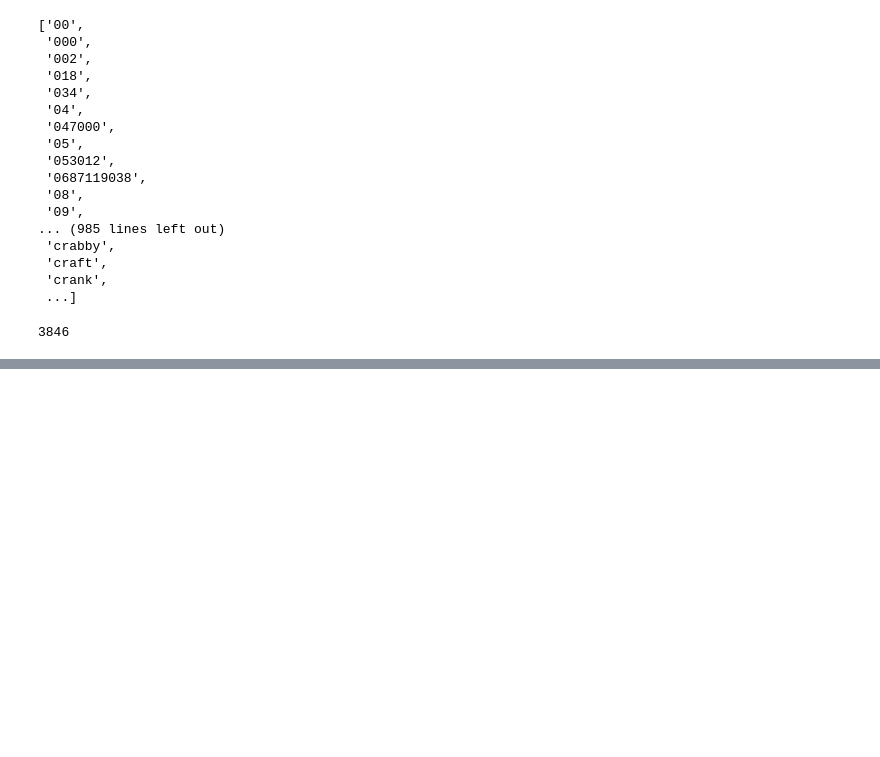
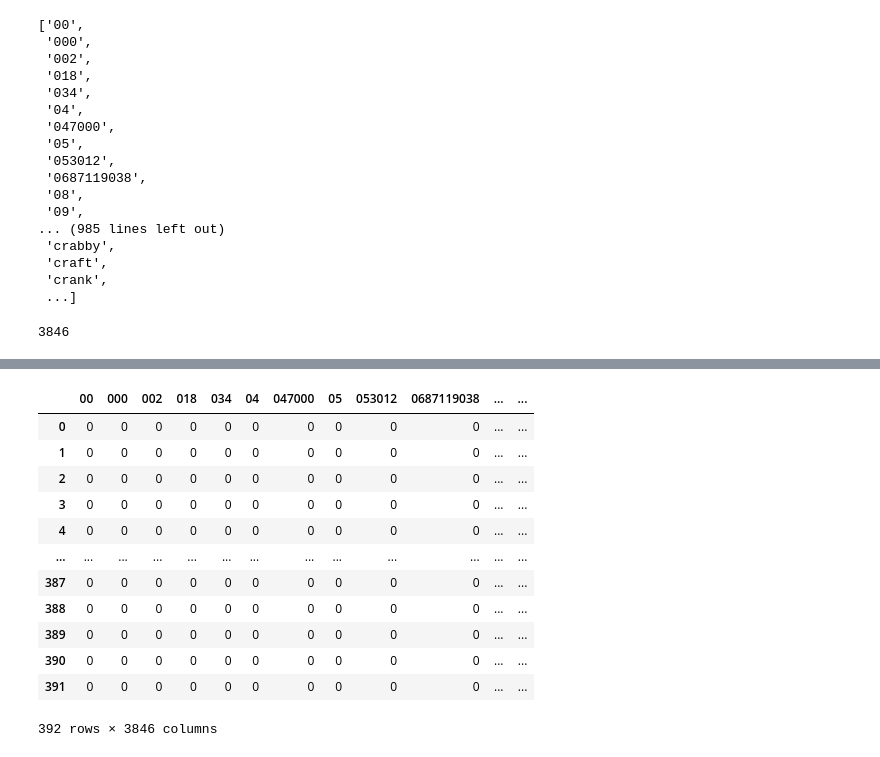
Before and after one commit to JosueAfouda/TUTORIALS, a Jupyter notebook: YouTube_comments_Classification.ipynb, the cells around one changed output, grey strips where cells are left out. Drawn from its saved outputs; the diff is of its cells as text; code cells hidden in the pictures; blank space fills up the shorter version.

```diff
--- a/YouTube_comments_Classification.ipynb
+++ b/YouTube_comments_Classification.ipynb
@@ -211,0 +305,21 @@ X_test_vec
+# %%
+# Transformation de X_test_content_vec en une dataframe
+X_test_content = pd.DataFrame(
+    X_test_content_vec.toarray(),
+    columns = vectorizer.get_feature_names_out()
+)
+X_test_content
+# %% [output]
+|  | 00 | 000 | 002 | 018 | 034 | 04 | 047000 | 05 | 053012 | 0687119038 | ... | ... |
+| 0 | 0 | 0 | 0 | 0 | 0 | 0 | 0 | 0 | 0 | 0 | ... | ... |
+| 1 | 0 | 0 | 0 | 0 | 0 | 0 | 0 | 0 | 0 | 0 | ... | ... |
+| 2 | 0 | 0 | 0 | 0 | 0 | 0 | 0 | 0 | 0 | 0 | ... | ... |
+| 3 | 0 | 0 | 0 | 0 | 0 | 0 | 0 | 0 | 0 | 0 | ... | ... |
+| 4 | 0 | 0 | 0 | 0 | 0 | 0 | 0 | 0 | 0 | 0 | ... | ... |
+| ... | ... | ... | ... | ... | ... | ... | ... | ... | ... | ... | ... | ... |
+| 387 | 0 | 0 | 0 | 0 | 0 | 0 | 0 | 0 | 0 | 0 | ... | ... |
+| 388 | 0 | 0 | 0 | 0 | 0 | 0 | 0 | 0 | 0 | 0 | ... | ... |
+| 389 | 0 | 0 | 0 | 0 | 0 | 0 | 0 | 0 | 0 | 0 | ... | ... |
+| 390 | 0 | 0 | 0 | 0 | 0 | 0 | 0 | 0 | 0 | 0 | ... | ... |
+| 391 | 0 | 0 | 0 | 0 | 0 | 0 | 0 | 0 | 0 | 0 | ... | ... |
+392 rows × 3846 columns
```
Also changed, not shown: parts of 29 cells of this notebook.
